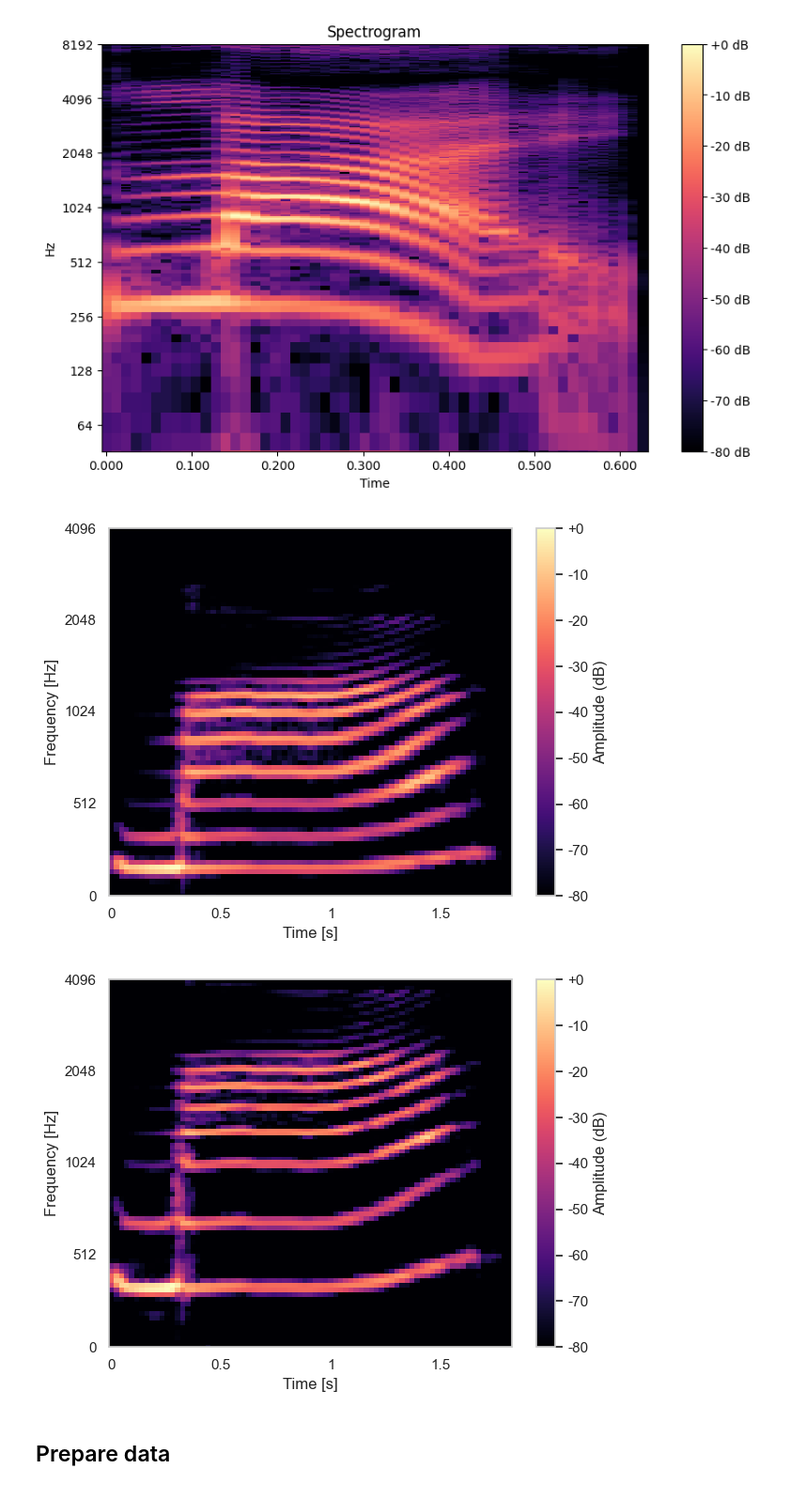
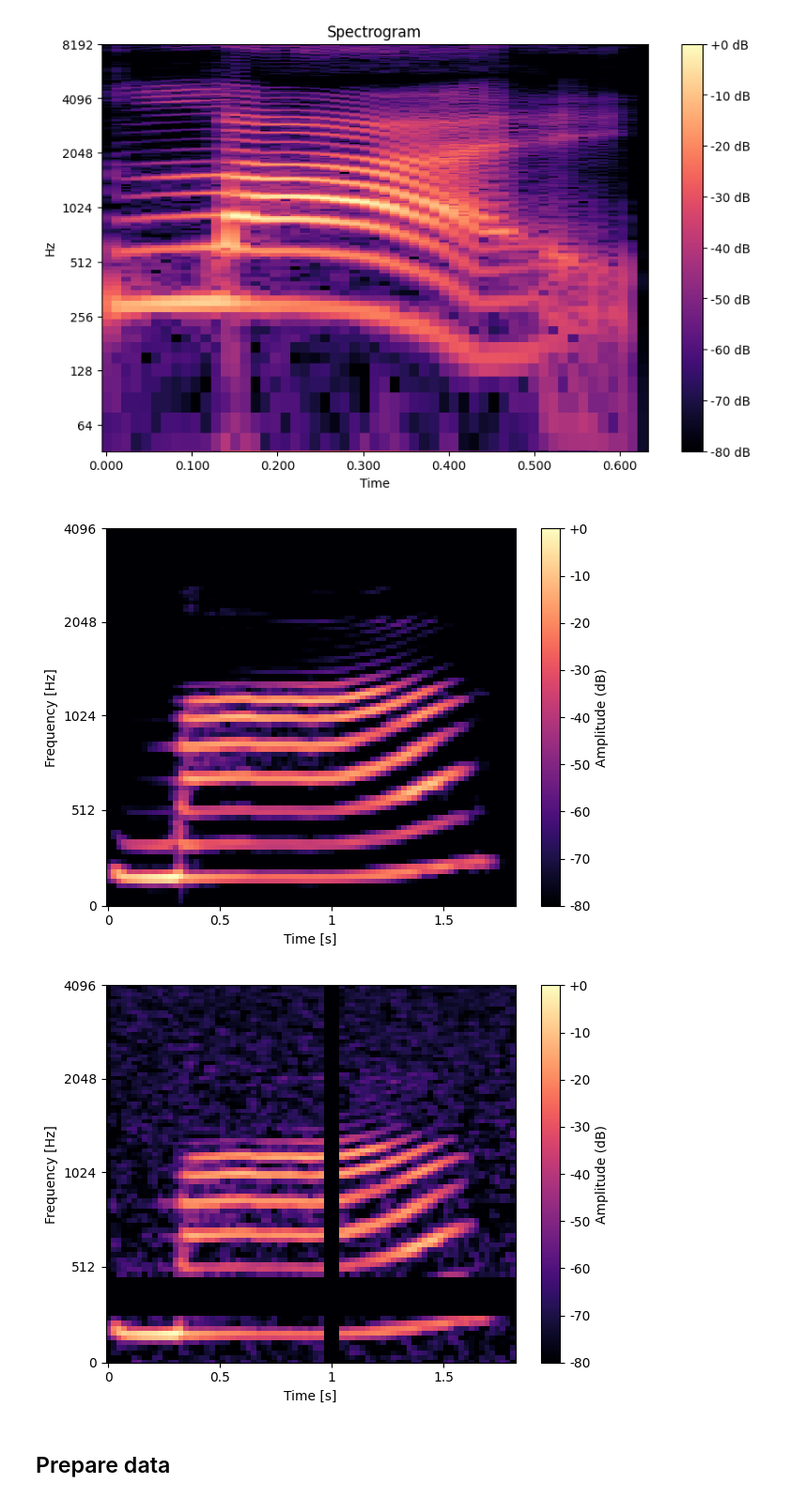
Before and after one commit to phdargen/chineseTonesDetector, a Jupyter notebook: prepareData/analyzeTones.ipynb, the cells around one changed output. Shown: that part at 94% size. Cells and saved outputs as stored; diff of their text form; code cells hidden in the pictures.

Commit message:
preparing for data augmentations

```diff
--- a/prepareData/analyzeTones.ipynb
+++ b/prepareData/analyzeTones.ipynb
@@ -129,14 +129,29 @@ def add_noise(audio, noise_factor=0.005):
     augmented_audio = audio + noise_factor * noise
     return augmented_audio
 
-def time_shift(audio, shift_max=0.2, shift_direction='both'):
-    shift = np.random.randint(len(audio) * shift_max)
-    print(shift)
+def time_shift(audio, shift_max=0.2, shift_direction='both', roll=False):
+    shift = int(len(audio) * shift_max * np.random.rand())
+    print(f"Shift amount: {shift}")
+
     if shift_direction == 'right':
         shift = -shift
     elif shift_direction == 'both':
         shift = -shift if np.random.rand() > 0.5 else shift
-    return np.roll(audio, shift)
+
+    if roll:
+        # Roll the audio
+        return np.roll(audio, shift)
+    else:
+        # Shift and set out-of-bounds to zero
+        shifted_audio = np.zeros_like(audio)
+        if shift > 0:
+            # Shift to the right
+            shifted_audio[shift:] = audio[:-shift]
+        else:
+            # Shift to the left
+            shift = -shift
+            shifted_audio[:-shift] = audio[shift:]
+        return shifted_audio
 
 def apply_filter(audio, sr, low_freq=32, high_freq=4096):
     # Design a bandpass filter
@@ -169,14 +184,14 @@ def spec_augment(mel_spectrogram, freq_mask_param=10, time_mask_param=10):
 
 def augment_audio(audio, sr):
     audio = time_stretch(audio=audio, rate=np.random.uniform(0.8, 1.2))
-    audio = pitch_shift(audio, sr, n_steps=np.random.randint(-2, 3))
+    audio = pitch_shift(audio, sr, n_steps=np.random.randint(-5, 5))
     audio = add_noise(audio, noise_factor=np.random.uniform(0.001, 0.01))
     audio = time_shift(audio, shift_max=0.2, shift_direction='both')
     audio = dynamic_range_compression(audio)
     return audio
 
-def augment_mel_spectrogram(mel_spectrogram):
-    mel_spectrogram = spec_augment(mel_spectrogram, freq_mask_param=10, time_mask_param=10)
+def augment_mel_spectrogram(mel_spectrogram, freq_mask_param=10, time_mask_param=10):
+    mel_spectrogram = spec_augment(mel_spectrogram, freq_mask_param, time_mask_param)
     return mel_spectrogram
 
 def pad_or_truncate(audio, target_length):
@@ -188,9 +203,9 @@ def pad_or_truncate(audio, target_length):
         return audio
 
 audio2 = audio
-#audio2 = time_stretch(audio=audio2, rate=2)
-#audio2 = pitch_shift(audio2, sr, 12)
-audio2 = add_noise(audio2, noise_factor=0.1)
+#audio2 = time_stretch(audio=audio2, rate=0.5)
+#audio2 = pitch_shift(audio2, sr, -6)
+audio2 = add_noise(audio2, noise_factor=0.15)
 #audio2 = time_shift(audio2, shift_max=0.2, shift_direction='both')
 #audio2 = change_volume(audio,100)
 #audio2 = dynamic_range_compression(audio)
@@ -212,35 +227,38 @@ m_db = librosa.amplitude_to_db(m, ref=np.max)
 img = librosa.display.specshow(m_db, x_axis='time',y_axis='mel')
 
 cbar = plt.colorbar(img, format='%+2.0f')
 cbar.set_label('Amplitude (dB)')
 
 #plt.title('Mel spectrogram')
 plt.xlabel('Time [s]')
 plt.ylabel('Frequency [Hz]')
 plt.ylim([0, 4096])
 
 plt.tight_layout()
 plt.show()
 
 
 ##
 m = librosa.feature.melspectrogram(y=audio2,sr=sr, n_mels=128, n_fft=2048, hop_length=512)
+
+m = augment_mel_spectrogram(m,freq_mask_param=100, time_mask_param=10)
+
 m_db = librosa.amplitude_to_db(m, ref=np.max)
 img = librosa.display.specshow(m_db, x_axis='time',y_axis='mel')
 
 cbar = plt.colorbar(img, format='%+2.0f')
 cbar.set_label('Amplitude (dB)')
 
 #plt.title('Mel spectrogram')
 plt.xlabel('Time [s]')
 plt.ylabel('Frequency [Hz]')
 plt.ylim([0, 4096])
 
 plt.tight_layout()
 plt.show()
 # %% [output]
-[figure, old version]
+[figure, new version]
-[figure, old version]
+[figure, new version]
 # %% [markdown]
 ## Prepare data
 # %%
```
Also changed, not shown: parts of 1 cell of this notebook, 2 other files.
